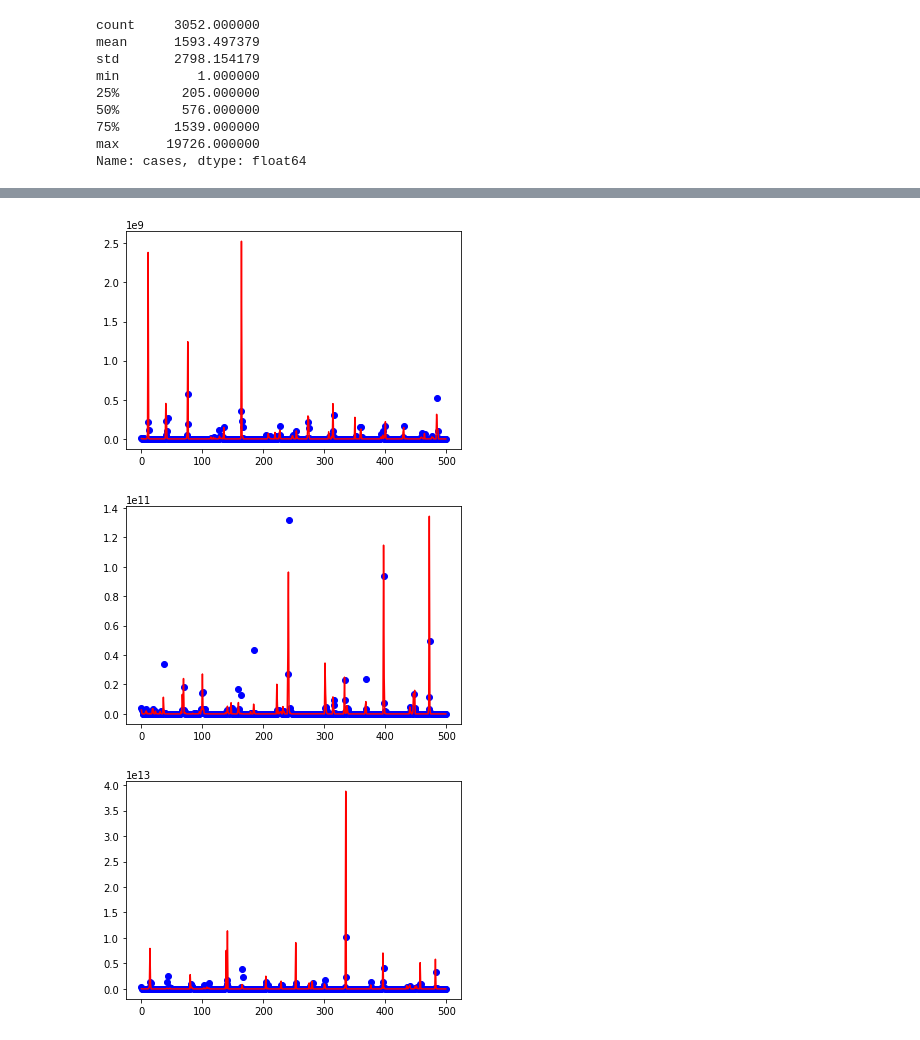
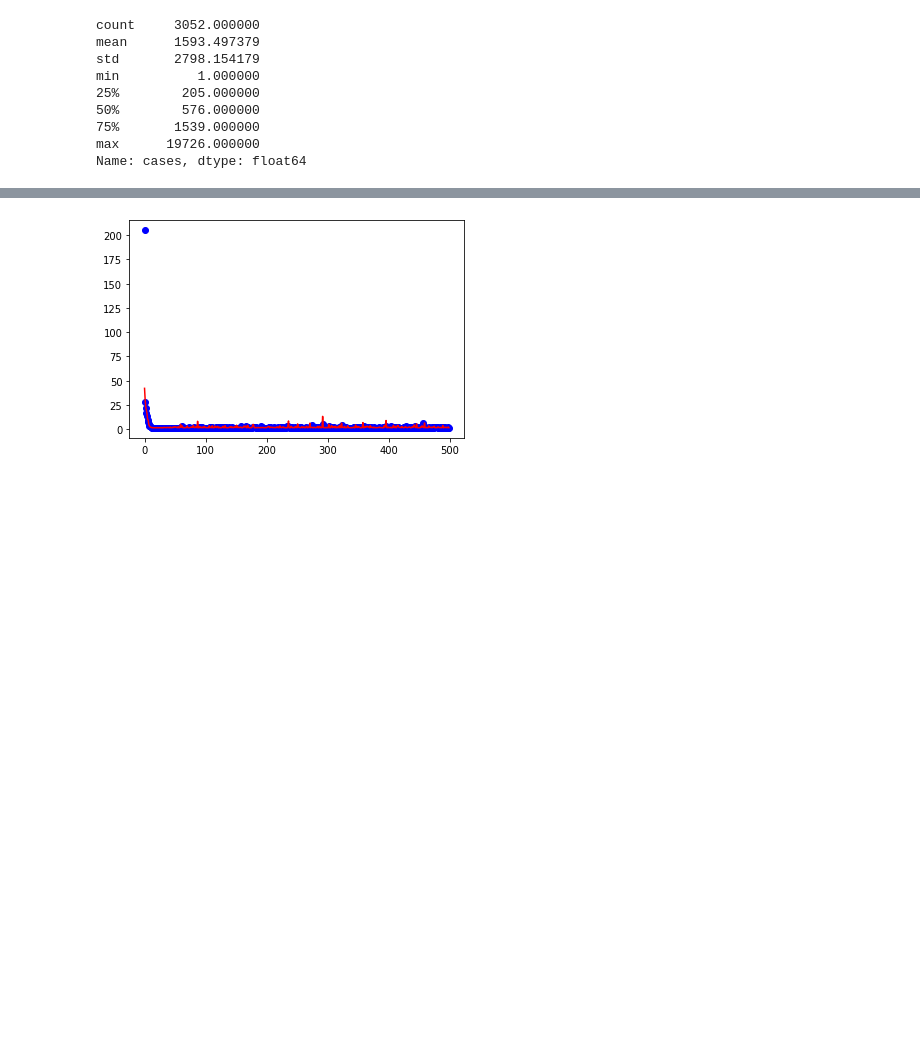
Before and after one commit to CS254-ML-FinalProject/Final-Project, a Jupyter notebook: CNN.ipynb, the cells around one changed output, grey strips where cells are left out. Drawn from its saved outputs; the diff is of its cells as text; code cells hidden in the pictures; blank space fills up the shorter version.

```diff
--- a/CNN.ipynb
+++ b/CNN.ipynb
@@ -165,29 +149,26 @@ ytest = np.log(ytest)
 #xtrain = preprocessing.scale(xtrain)
 #xtest = preprocessing.scale(xtest)
 # %%
-# Plots the results of a learning rate of 100, 1000, and 10000 respectively, with all other parameters constant
+# Runs and plots the performance of a model with the same parameters from before (and a learning rate of 10000),
+# but now with an activation function (Relu)
 
-LR = [.01,.1,1]
+#Defines linear regression model and its structure
+model = Sequential()
+model.add(Dense(1, input_shape=(12,), activation='relu'))
 
-for i in LR:
-    #Defines linear regression model and its structure
-    model = Sequential()
-    model.add(Dense(1, input_shape=(9,)))
+#Compiles model
+model.compile(Adam(lr=.01), 'mean_squared_error')
 
-    #Compiles model
-    model.compile(Adam(lr=i), 'mean_squared_error')
+#Fits model
+history = model.fit(xtrain, ytrain, epochs = 500, validation_split = 0.1,verbose = 0)
+history_dict=history.history
 
-    #Fits model
-    history = model.fit(xtrain, ytrain, epochs = 500, validation_split = 0.1,verbose = 0)
-    history_dict=history.history
-
-    #Plots model's training cost/loss and model's validation split cost/loss
-    loss_values = history_dict['loss']
-    val_loss_values=history_dict['val_loss']
-    plt.figure()
-    plt.plot(loss_values,'bo',label='training loss')
-    plt.plot(val_loss_values,'r',label='val training loss')
+#Plots model's training cost/loss and model's validation split cost/loss
+loss_values = history_dict['loss']
+val_loss_values=history_dict['val_loss']
+plt.figure()
+plt.plot(loss_values,'bo',label='training loss')
+plt.plot(val_loss_values,'r',label='val training loss')
+plt.show()
 # %% [output]
-[figure, old version]
+[figure, new version]
-[figure, removed]
-[figure, removed]
```
Also changed, not shown: parts of 12 cells of this notebook, 1 other file.
